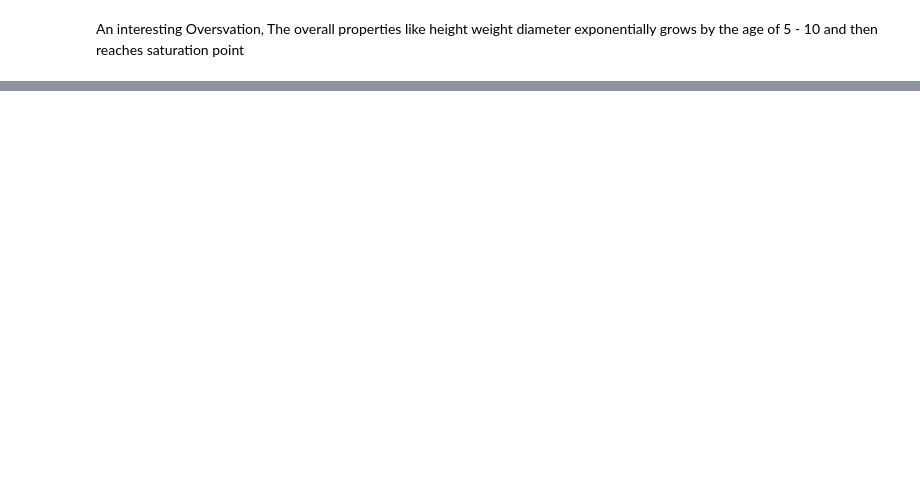
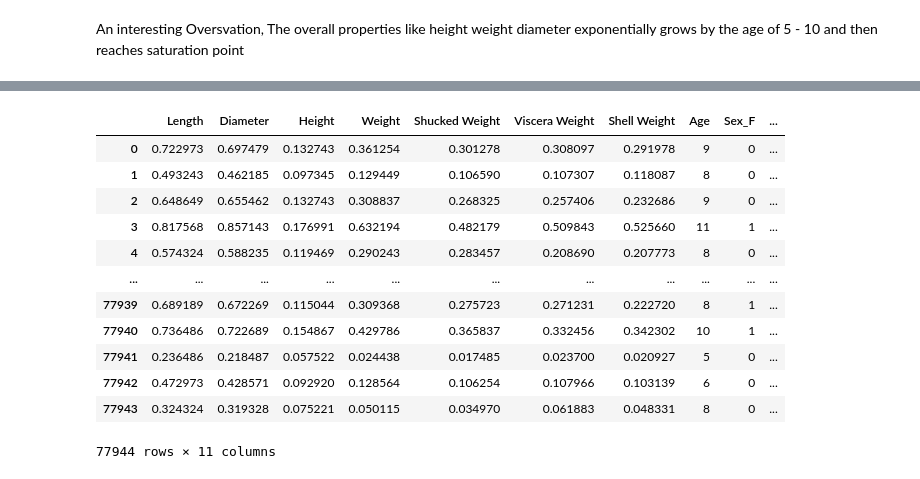
Before and after one commit to bibekebib/kaggle-Competitions, a Jupyter notebook: playground-series-s3e16/Regression with Crab age dataset.ipynb, the cells around one changed output, grey strips where cells are left out. Cells and saved outputs as stored; diff of their text form; code cells hidden in the pictures; blank space fills up the shorter version.

```diff
--- a/playground-series-s3e16/Regression with Crab age dataset.ipynb
+++ b/playground-series-s3e16/Regression with Crab age dataset.ipynb
@@ -283,0 +322,22 @@ plt.show()
+# %%
+df_fin_norm = pd.DataFrame(MinMaxScaler().fit_transform(df_fin[['Length', 'Diameter', 'Height', 'Weight', 'Shucked Weight',
+       'Viscera Weight', 'Shell Weight']]), columns=['Length', 'Diameter', 'Height', 'Weight', 'Shucked Weight',
+       'Viscera Weight', 'Shell Weight']).merge(df_fin[['Age', 'Sex_F', 'Sex_I', 'Sex_M']], on=df_fin.index)
+# %%
+df_fin_norm.drop('key_0', 1, inplace=True)
+# %%
+df_fin_norm
+# %% [output]
+|  | Length | Diameter | Height | Weight | Shucked Weight | Viscera Weight | Shell Weight | Age | Sex_F | ... |
+| 0 | 0.722973 | 0.697479 | 0.132743 | 0.361254 | 0.301278 | 0.308097 | 0.291978 | 9 | 0 | ... |
+| 1 | 0.493243 | 0.462185 | 0.097345 | 0.129449 | 0.106590 | 0.107307 | 0.118087 | 8 | 0 | ... |
+| 2 | 0.648649 | 0.655462 | 0.132743 | 0.308837 | 0.268325 | 0.257406 | 0.232686 | 9 | 0 | ... |
+| 3 | 0.817568 | 0.857143 | 0.176991 | 0.632194 | 0.482179 | 0.509843 | 0.525660 | 11 | 1 | ... |
+| 4 | 0.574324 | 0.588235 | 0.119469 | 0.290243 | 0.283457 | 0.208690 | 0.207773 | 8 | 0 | ... |
+| ... | ... | ... | ... | ... | ... | ... | ... | ... | ... | ... |
+| 77939 | 0.689189 | 0.672269 | 0.115044 | 0.309368 | 0.275723 | 0.271231 | 0.222720 | 8 | 1 | ... |
+| 77940 | 0.736486 | 0.722689 | 0.154867 | 0.429786 | 0.365837 | 0.332456 | 0.342302 | 10 | 1 | ... |
+| 77941 | 0.236486 | 0.218487 | 0.057522 | 0.024438 | 0.017485 | 0.023700 | 0.020927 | 5 | 0 | ... |
+| 77942 | 0.472973 | 0.428571 | 0.092920 | 0.128564 | 0.106254 | 0.107966 | 0.103139 | 6 | 0 | ... |
+| 77943 | 0.324324 | 0.319328 | 0.075221 | 0.050115 | 0.034970 | 0.061883 | 0.048331 | 8 | 0 | ... |
+77944 rows × 11 columns
```
Also changed, not shown: parts of 36 cells of this notebook, 6 other files.
